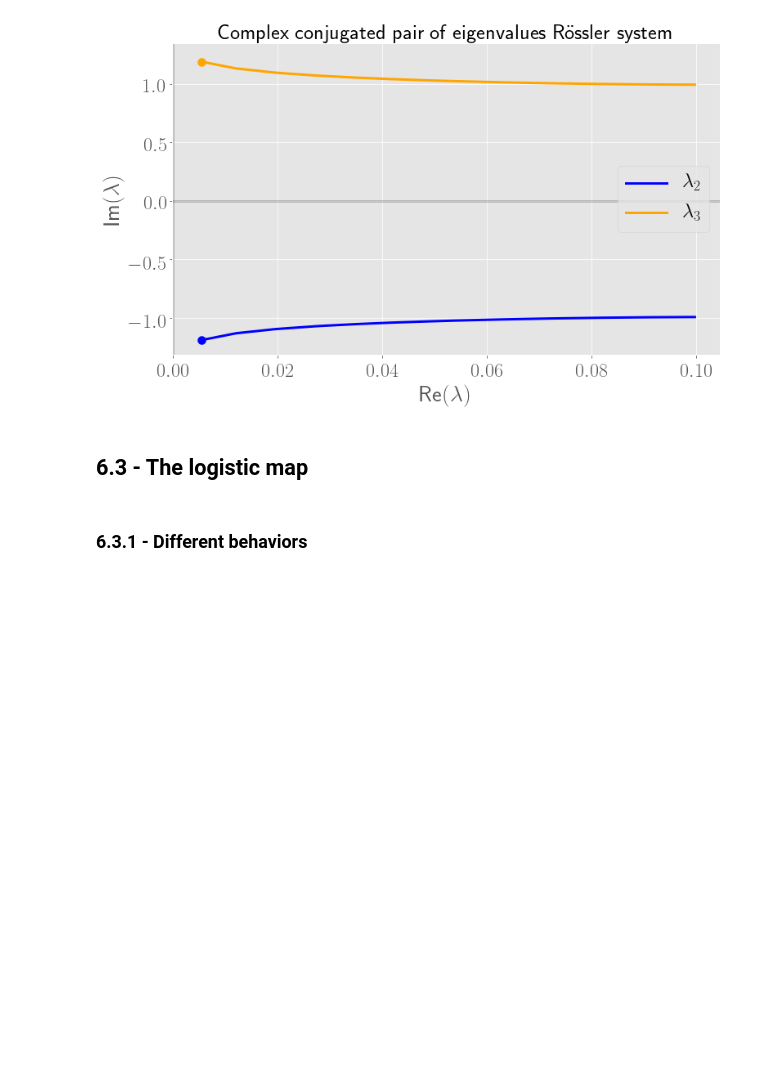
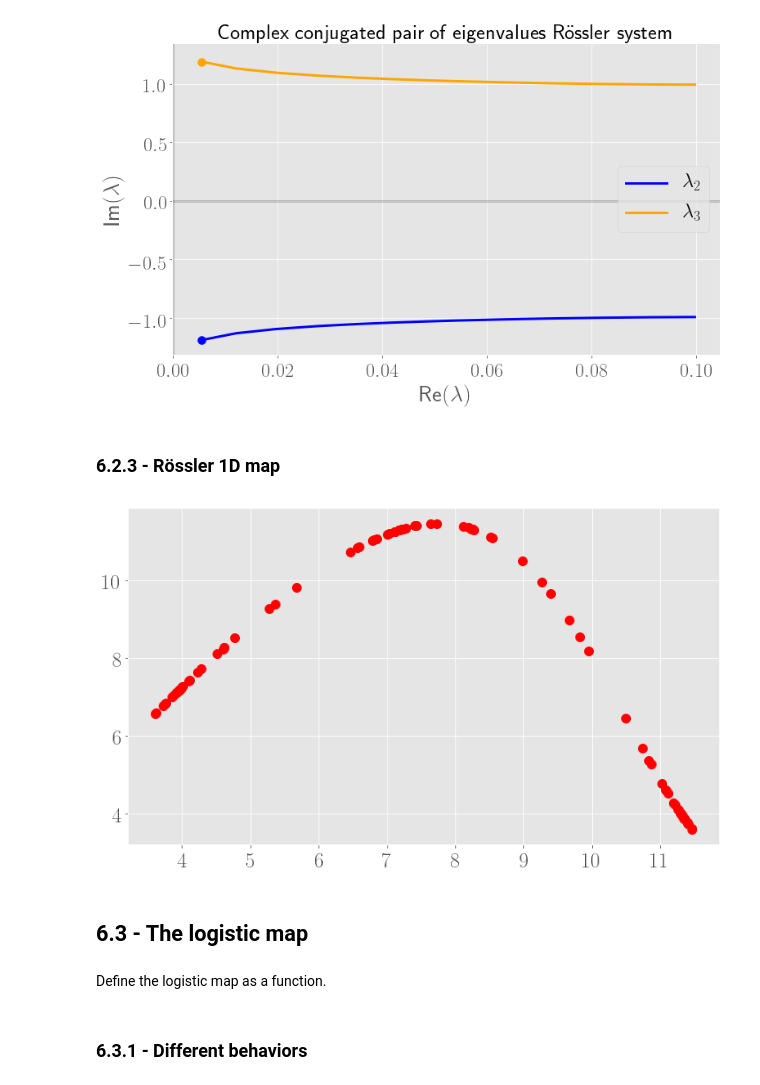
Before and after one commit to ThibeauWouters/Physical-Modelling-of-Complex-Systems, a Jupyter notebook: Assignment 6/Assignment 6.ipynb, the cells around one changed output. Saved outputs shown, nothing was run; the diff lists cells and outputs as text; code cells hidden in the pictures; blank space fills up the shorter version.

```diff
--- a/Assignment 6/Assignment 6.ipynb
+++ b/Assignment 6/Assignment 6.ipynb
@@ -500,7 +498,34 @@ plt.savefig('eigenvalues_Rossler_C-_zoom.pdf', bbox_inches = 'tight')
 plt.show()
 # %% [output]
 [figure]
+# %% [markdown]
+### 6.2.3 - Rössler 1D map
+# %%
+# Define parameters
+initial = (8, 8, 8)
+plt.figure(figsize = (12, 7))
+t_vals = np.arange(0, 1000, 0.001)
+
+c = 5.7
+
+
+# Solve
+x, y, z = solve_Rossler(t_vals, initial, c)
+
+# Get extrema
+x_cut = x[len(x)//2:]
+x_extrema = give_extrema(x_cut)
+
+
+
+plt.plot(x_extrema[:-1], x_extrema[1:], 'o', color = 'red')
+#plt.savefig('rossler_1D_map.pdf', bbox_inches = 'tight')
+plt.show()
+# %% [output]
+[figure, added]
 # %% [markdown]
 ## 6.3 - The logistic map
+# %% [markdown]
+Define the logistic map as a function.
 # %%
 def logistic_map(x, r):
```
Also changed, not shown: parts of 27 cells of this notebook.
